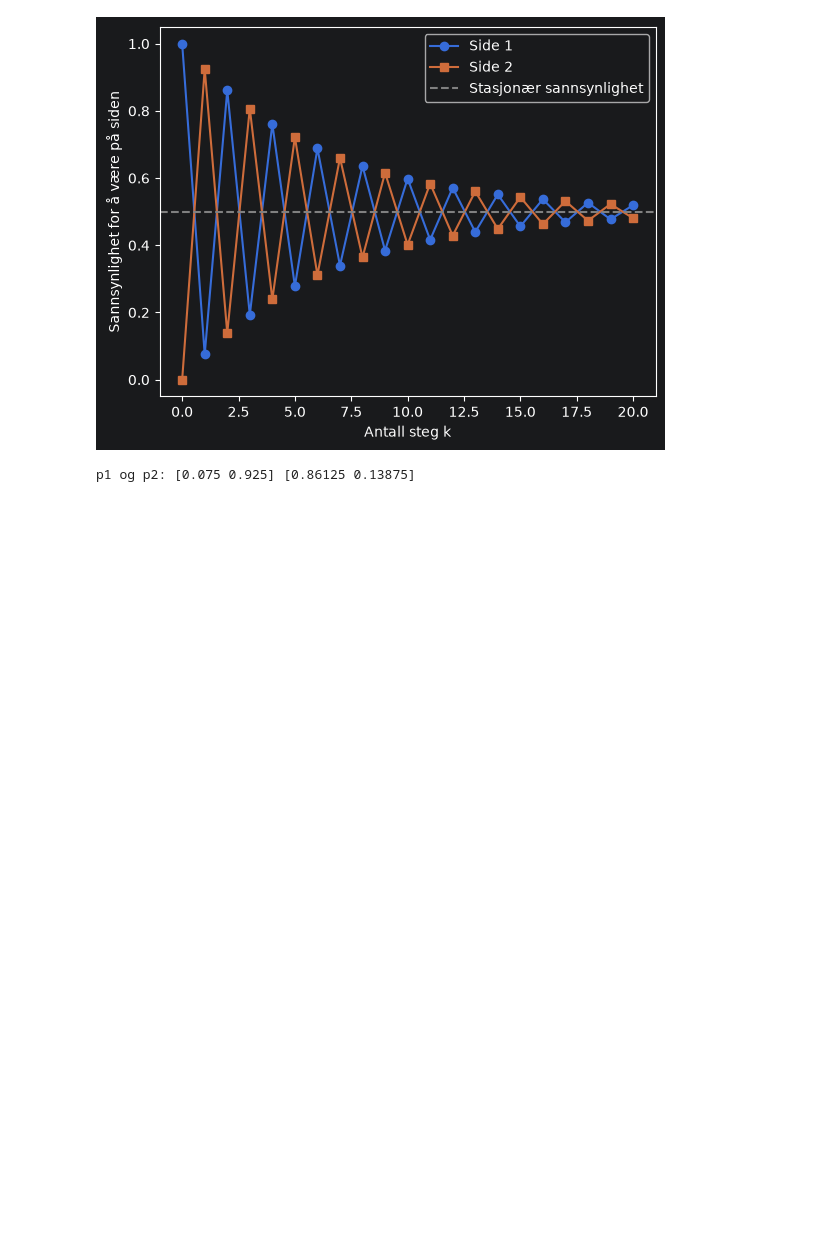
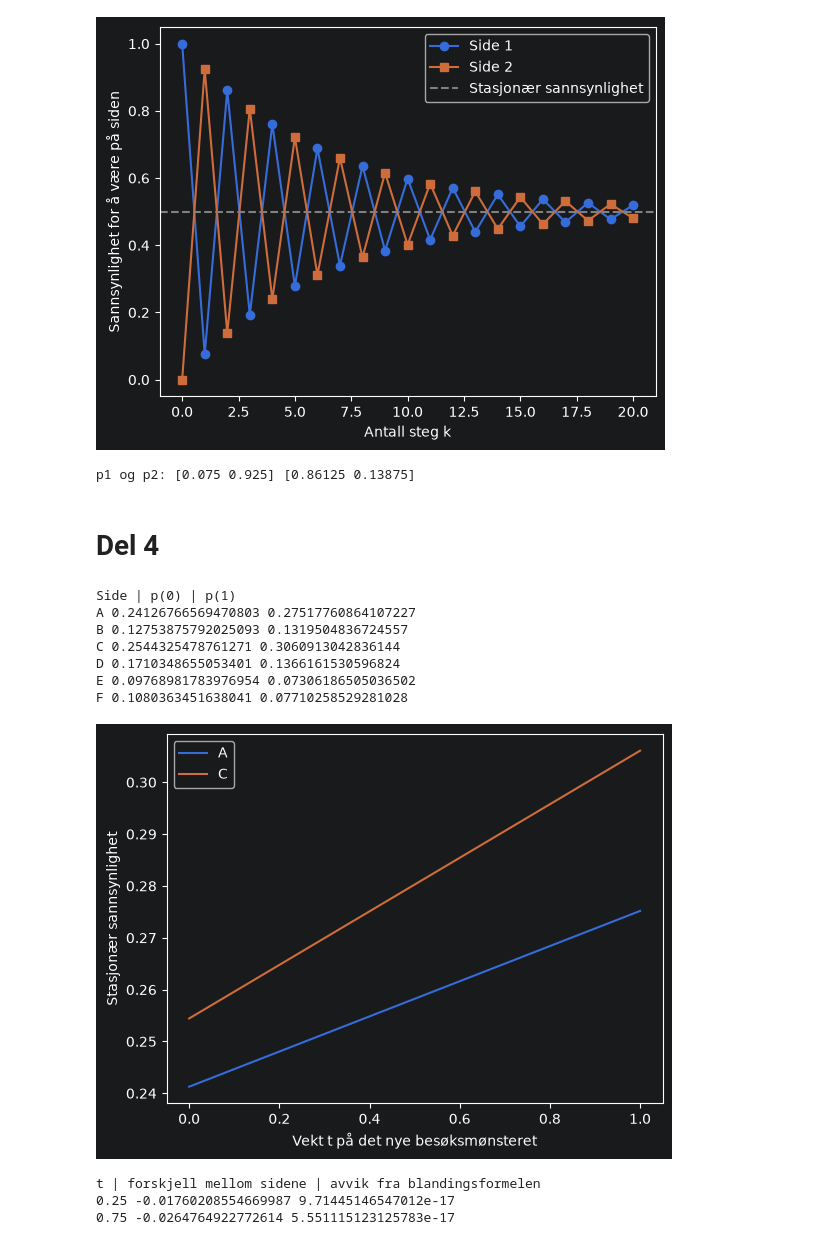
Before and after one commit to Erikth2104/IMAG_3011, a Jupyter notebook: uke 5/Prosjekt5_rangeringen.ipynb, the cells around one changed output. Cells and saved outputs as stored; diff of their text form; code cells hidden in the pictures; blank space fills up the shorter version.

```diff
--- a/Uke 5/Prosjekt5_rangeringen.ipynb
+++ b/uke 5/Prosjekt5_rangeringen.ipynb
@@ -110,3 +112,56 @@ print("p1 og p2:", values2[1], values2[2])
 # %% [output]
 [figure]
 p1 og p2: [0.075 0.925] [0.86125 0.13875]
+# %% [markdown]
+# Del 4
+# %%
+# Startforslag: hopp oftere til C.
+# Påstand: C får større verdi en A
+# Du kan bruke forslaget hvis det svarer til påstanden du vil undersøke.
+u1 = np.array([0.1, 0.1, 0.5, 0.1, 0.1, 0.1])
+pair = ("A", "C")  # Velg to forskjellige sider FØR kjøring.
+
+assert u1.shape == u0.shape and np.all(u1 > 0) and np.isclose(u1.sum(), 1)
+assert not np.allclose(u1, u0), "Velg et annet besøksmønster enn jevne hopp."
+assert pair[0] != pair[1] and all(name in names for name in pair)
+i, j = (names.index(name) for name in pair)
+alpha = 0.85
+p_left = direct_rank(S, alpha, u0)   # p(0), en stasjonær løsning
+p_right = direct_rank(S, alpha, u1)  # p(1), en annen stasjonær løsning
+print("Side | p(0) | p(1)")
+for name, left, right in zip(names, p_left, p_right):
+    print(name, left, right)
+
+# Endepunktene bestemmer de rette linjene. Kontroller formelen matematisk!
+t_plot = np.linspace(0, 1, 101)
+p_blend = (1-t_plot[:, None])*p_left + t_plot[:, None]*p_right
+plt.figure()
+plt.plot(t_plot, p_blend[:, i], label=pair[0])
+plt.plot(t_plot, p_blend[:, j], label=pair[1])
+plt.xlabel("Vekt t på det nye besøksmønsteret")
+plt.ylabel("Stasjonær sannsynlighet")
+plt.legend()
+plt.show()
+
+# Endre kontrollpunktene ut fra din matematisk bestemte terskel.
+# De direkte løsningene er en kontroll, ikke en leting etter terskelen.
+t_checks = [0.25, 0.75]
+print("t | forskjell mellom sidene | avvik fra blandingsformelen")
+for t in t_checks:
+    assert 0 <= t <= 1
+    u_t = (1-t)*u0 + t*u1
+    p_direct = direct_rank(S, alpha, u_t)
+    predicted = (1-t)*p_left + t*p_right
+    print(t, p_direct[i]-p_direct[j], np.linalg.norm(p_direct-predicted, 1))
+# %% [output]
+Side | p(0) | p(1)
+A 0.24126766569470803 0.27517760864107227
+B 0.12753875792025093 0.1319504836724557
+C 0.2544325478761271 0.3060913042836144
+D 0.1710348655053401 0.1366161530596824
+E 0.09768981783976954 0.07306186505036502
+F 0.1080363451638041 0.07710258529281028
+[figure, added]
+t | forskjell mellom sidene | avvik fra blandingsformelen
+0.25 -0.01760208554669987 9.71445146547012e-17
+0.75 -0.0264764922772614 5.551115123125783e-17
```
Also changed, not shown: parts of 1 cell of this notebook, 18 other files.
